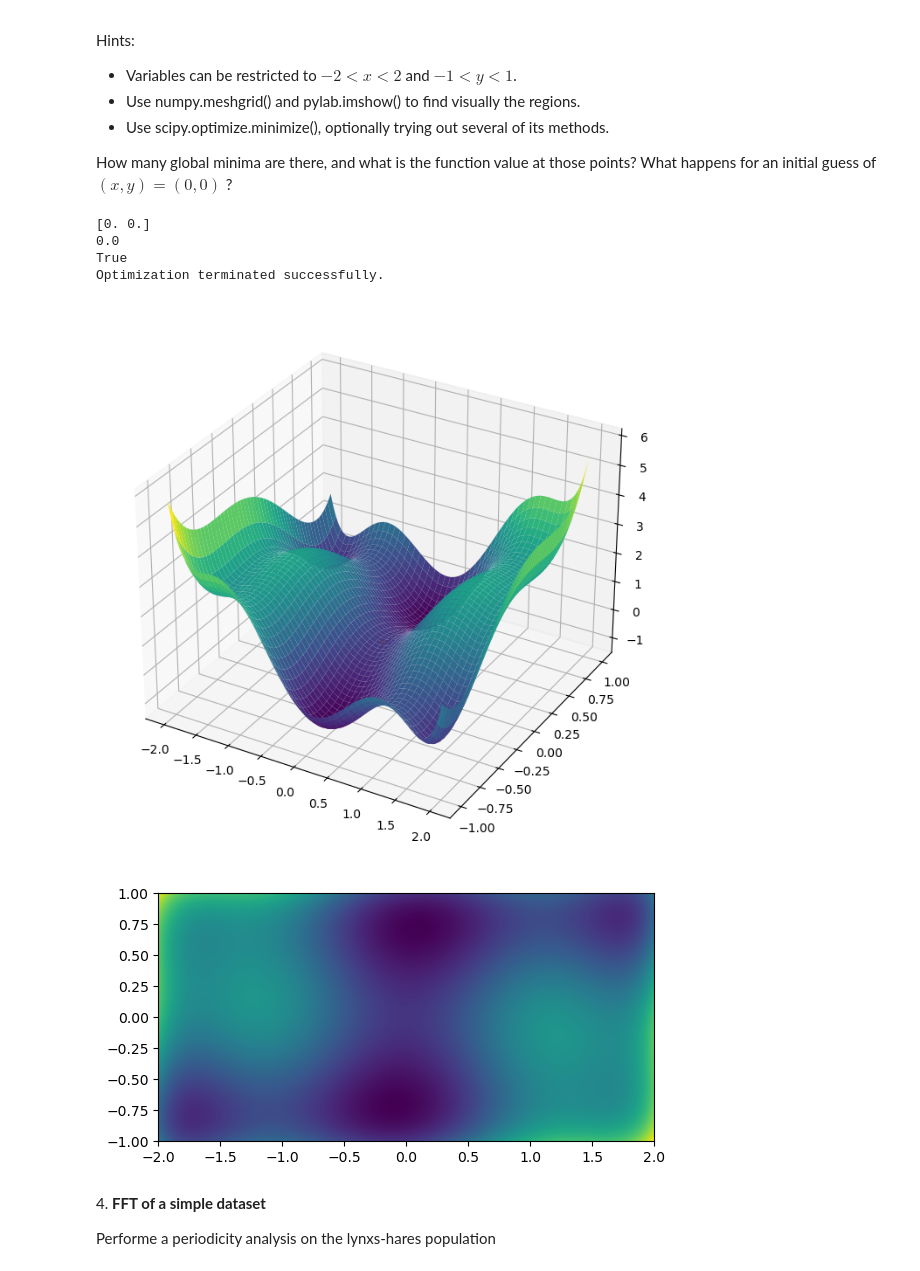
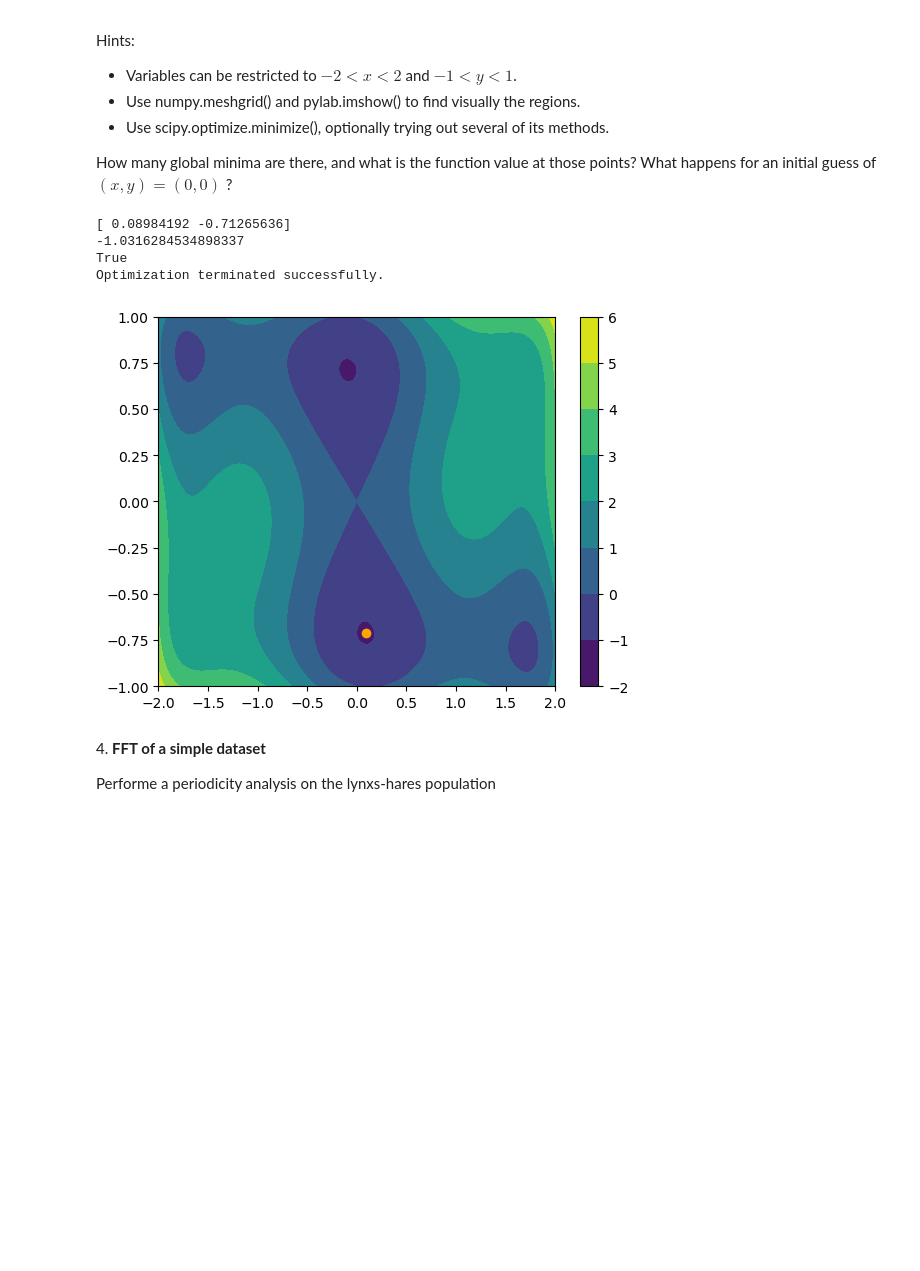
Before and after one commit to nicolomontagner02/LaboratoryOfComputationalPhysics_Y7, a Jupyter notebook: 09ex_Algorithms.ipynb, the cells around one changed output. Saved outputs shown, nothing was run; the diff lists cells and outputs as text; code cells hidden in the pictures; blank space fills up the shorter version.

```diff
--- a/09ex_Algorithms.ipynb
+++ b/09ex_Algorithms.ipynb
@@ -118,43 +118,36 @@ How many global minima are there, and what is the function value at those points
 # %%
 from scipy.optimize import minimize
 import matplotlib.pyplot as plt
 from mpl_toolkits.mplot3d import axes3d
 from matplotlib.colors import Normalize
 
 def camelback(var):
     x,y = var
     return (4-2.1*x*x+x**4/3)*x**2+x*y+(4*y**2-4)*y**2
 
-x = np.linspace(-2,2,1000)
-y = np.linspace(-1,1,1000)
-var = np.meshgrid(x,y)
+X = np.linspace(-2,2,1000)
+Y = np.linspace(-1,1,1000)
+var = np.meshgrid(X,Y)
 Z = camelback(var)
 
-gridsize = (3, 2)
-fig = plt.figure(figsize = (8,12), facecolor='white')
-ax = fig.add_subplot(111, projection='3d')
-ax.plot_surface(X, Y, Z, cmap='viridis')
-
-m = minimize(camelback, [0,0])
+m = minimize(camelback, [-0.10,-0.2])
 
 print(m.x)
 print(m.fun)
 print(m.success)
 print(m.message)
 
-ax.scatter(m.x[0],m.x[1],m.fun, color = "orange")
+plt.contourf(X, Y, Z, cmap='viridis')
+plt.colorbar()
+
+plt.scatter(m.x[0],m.x[1], color = "orange")
 plt.show()
-
-plt.imshow(Z, extent=[x.min(), x.max(), y.min(), y.max()])
-plt.scatter(m.x[0],m.x[1],m.fun, color = "orange")
-plt.show()
 # %% [output]
-[0. 0.]
-0.0
+[ 0.08984192 -0.71265636]
+-1.0316284534898337
 True
 Optimization terminated successfully.
-[figure, old version]
+[figure, new version]
-[figure, removed]
 # %% [markdown]
 4\. **FFT of a simple dataset**
 
```
Also changed, not shown: parts of 2 cells of this notebook, 2 other files.
